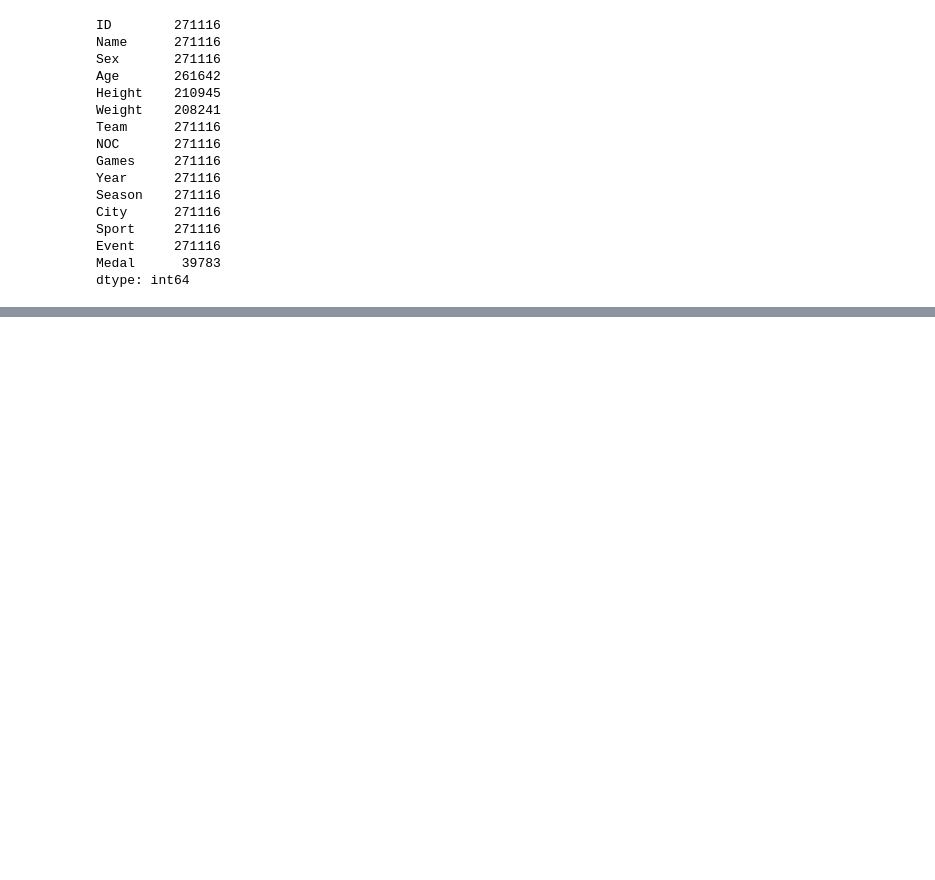
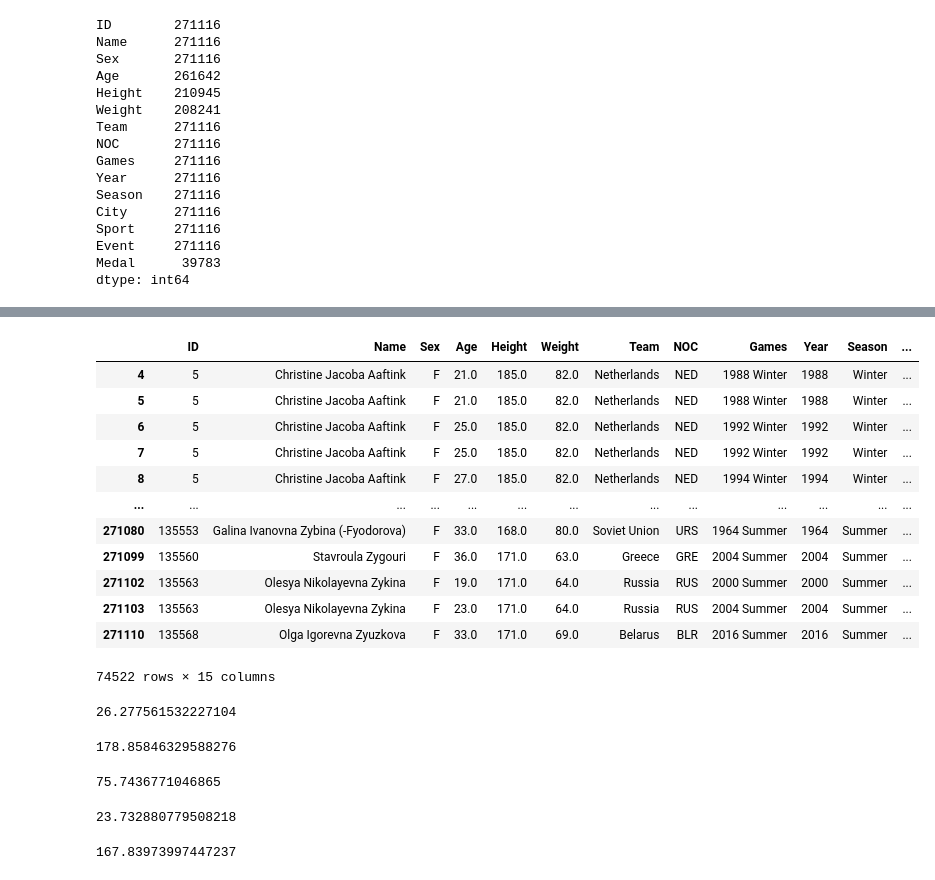
Before and after one commit to RizunDmytro/Olympic, a Jupyter notebook: Olympic.ipynb, the cells around one changed output, grey strips where cells are left out. Drawn from its saved outputs; the diff is of its cells as text; code cells hidden in the pictures; blank space fills up the shorter version.

```diff
--- a/Olympic.ipynb
+++ b/Olympic.ipynb
@@ -59,0 +58,43 @@ Olympic.to_csv('Athlets.csv', index=False)
+# %%
+female = Olympic.query('Sex == "F"')
+female
+#retriving data for females
+# %% [output]
+|  | ID | Name | Sex | Age | Height | Weight | Team | NOC | Games | Year | Season | ... |
+| 4 | 5 | Christine Jacoba Aaftink | F | 21.0 | 185.0 | 82.0 | Netherlands | NED | 1988 Winter | 1988 | Winter | ... |
+| 5 | 5 | Christine Jacoba Aaftink | F | 21.0 | 185.0 | 82.0 | Netherlands | NED | 1988 Winter | 1988 | Winter | ... |
+| 6 | 5 | Christine Jacoba Aaftink | F | 25.0 | 185.0 | 82.0 | Netherlands | NED | 1992 Winter | 1992 | Winter | ... |
+| 7 | 5 | Christine Jacoba Aaftink | F | 25.0 | 185.0 | 82.0 | Netherlands | NED | 1992 Winter | 1992 | Winter | ... |
+| 8 | 5 | Christine Jacoba Aaftink | F | 27.0 | 185.0 | 82.0 | Netherlands | NED | 1994 Winter | 1994 | Winter | ... |
+| ... | ... | ... | ... | ... | ... | ... | ... | ... | ... | ... | ... | ... |
+| 271080 | 135553 | Galina Ivanovna Zybina (-Fyodorova) | F | 33.0 | 168.0 | 80.0 | Soviet Union | URS | 1964 Summer | 1964 | Summer | ... |
+| 271099 | 135560 | Stavroula Zygouri | F | 36.0 | 171.0 | 63.0 | Greece | GRE | 2004 Summer | 2004 | Summer | ... |
+| 271102 | 135563 | Olesya Nikolayevna Zykina | F | 19.0 | 171.0 | 64.0 | Russia | RUS | 2000 Summer | 2000 | Summer | ... |
+| 271103 | 135563 | Olesya Nikolayevna Zykina | F | 23.0 | 171.0 | 64.0 | Russia | RUS | 2004 Summer | 2004 | Summer | ... |
+| 271110 | 135568 | Olga Igorevna Zyuzkova | F | 33.0 | 171.0 | 69.0 | Belarus | BLR | 2016 Summer | 2016 | Summer | ... |
+74522 rows × 15 columns
+# %%
+male['Age'].mean()
+#Overall mean male age
+# %% [output]
+26.277561532227104
+# %%
+male['Height'].mean()
+#Overall mean male Height
+# %% [output]
+178.85846329588276
+# %%
+male['Weight'].mean()
+#Overall mean male Weight
+# %% [output]
+75.7436771046865
+# %%
+female['Age'].mean()
+#Overall mean female age
+# %% [output]
+23.732880779508218
+# %%
+female['Height'].mean()
+#Overall mean female Height
+# %% [output]
+167.83973997447237
```
Also changed, not shown: parts of 21 cells of this notebook.
